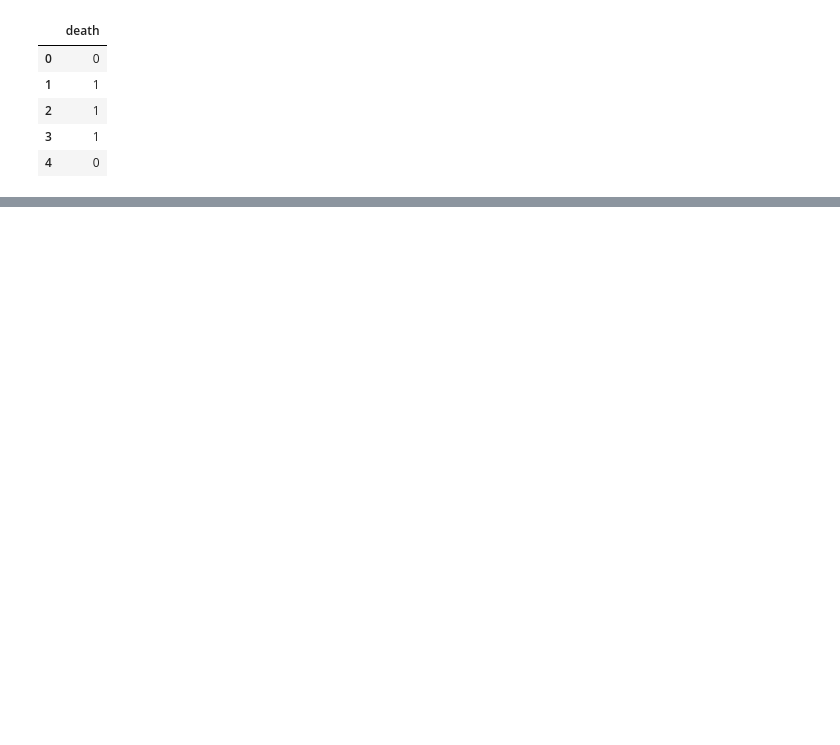
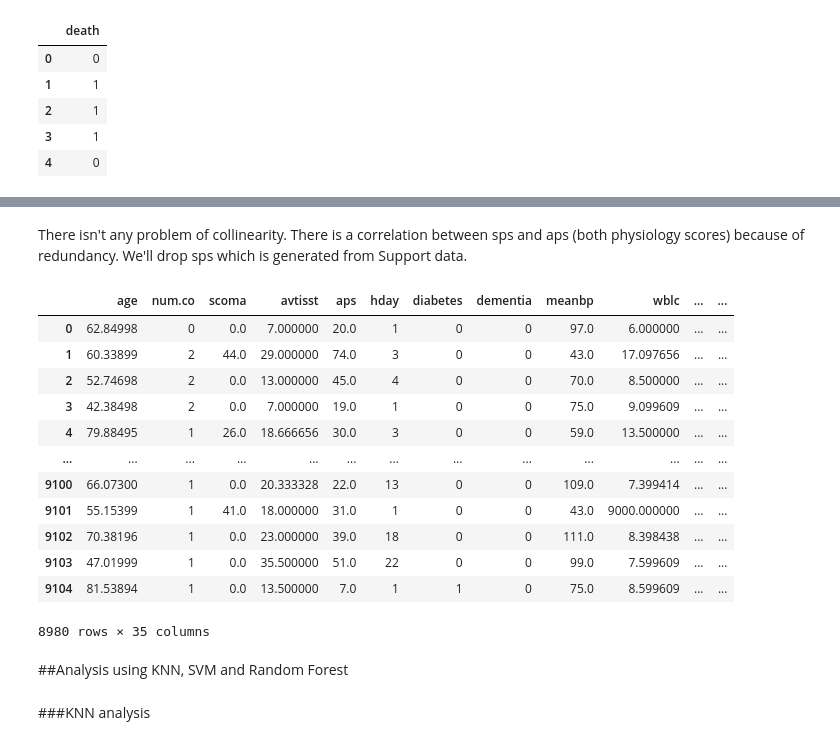
Before and after one commit to MarieTKD/support2, a Jupyter notebook: regression_support2.ipynb, the cells around one changed output, grey strips where cells are left out. Drawn from its saved outputs; the diff is of its cells as text; code cells hidden in the pictures; blank space fills up the shorter version.

```diff
--- a/regression_support2.ipynb
+++ b/regression_support2.ipynb
@@ -126,0 +219,16 @@ If I want to remove rows, I need to combine x and y
+# %%
+# X['alb'] = X['alb'].fillna(3.5)
+# X['pafi'] = X['pafi'].fillna(333.3)
+# X['bili'] = X['bili'].fillna(1.01)
+# X['crea'] = X['crea'].fillna(1.01)
+# X['bun'] = X['bun'].fillna(6.51)
+# X['wblc'] = X['wblc'].fillna(9000)
+# X['urine'] = X['urine'].fillna(2502)
+
+X.loc[X['alb'].isna(), 'alb'] = 3.5
+X.loc[X['pafi'].isna(), 'pafi'] = 333.3
+X.loc[X['bili'].isna(), 'bili'] = 1.01
+X.loc[X['crea'].isna(), 'crea'] = 1.01
+X.loc[X['bun'].isna(), 'bun'] = 6.51
+X.loc[X['wblc'].isna(), 'wblc'] = 9000
+X.loc[X['urine'].isna(), 'urine'] = 2502
@@ -126,0 +315,18 @@ If I want to remove rows, I need to combine x and y
+# %% [markdown]
+There isn't any problem of collinearity. There is a correlation between sps and aps (both physiology scores) because of redundancy. We'll drop sps which is generated from Support data.
+# %%
+X_opt.drop(['sps'], axis=1)
+# %% [output]
+|  | age | num.co | scoma | avtisst | aps | hday | diabetes | dementia | meanbp | wblc | ... | ... |
+| 0 | 62.84998 | 0 | 0.0 | 7.000000 | 20.0 | 1 | 0 | 0 | 97.0 | 6.000000 | ... | ... |
+| 1 | 60.33899 | 2 | 44.0 | 29.000000 | 74.0 | 3 | 0 | 0 | 43.0 | 17.097656 | ... | ... |
+| 2 | 52.74698 | 2 | 0.0 | 13.000000 | 45.0 | 4 | 0 | 0 | 70.0 | 8.500000 | ... | ... |
+| 3 | 42.38498 | 2 | 0.0 | 7.000000 | 19.0 | 1 | 0 | 0 | 75.0 | 9.099609 | ... | ... |
+| 4 | 79.88495 | 1 | 26.0 | 18.666656 | 30.0 | 3 | 0 | 0 | 59.0 | 13.500000 | ... | ... |
+| ... | ... | ... | ... | ... | ... | ... | ... | ... | ... | ... | ... | ... |
+| 9100 | 66.07300 | 1 | 0.0 | 20.333328 | 22.0 | 13 | 0 | 0 | 109.0 | 7.399414 | ... | ... |
+| 9101 | 55.15399 | 1 | 41.0 | 18.000000 | 31.0 | 1 | 0 | 0 | 43.0 | 9000.000000 | ... | ... |
+| 9102 | 70.38196 | 1 | 0.0 | 23.000000 | 39.0 | 18 | 0 | 0 | 111.0 | 8.398438 | ... | ... |
+| 9103 | 47.01999 | 1 | 0.0 | 35.500000 | 51.0 | 22 | 0 | 0 | 99.0 | 7.599609 | ... | ... |
+| 9104 | 81.53894 | 1 | 0.0 | 13.500000 | 7.0 | 1 | 1 | 0 | 75.0 | 8.599609 | ... | ... |
+8980 rows × 35 columns
@@ -126,0 +337,2 @@ If I want to remove rows, I need to combine x and y
+# %% [markdown]
+##Analysis using KNN, SVM and Random Forest
@@ -126,0 +341,2 @@ If I want to remove rows, I need to combine x and y
+# %% [markdown]
+###KNN analysis
```
Also changed, not shown: parts of 39 cells of this notebook.
